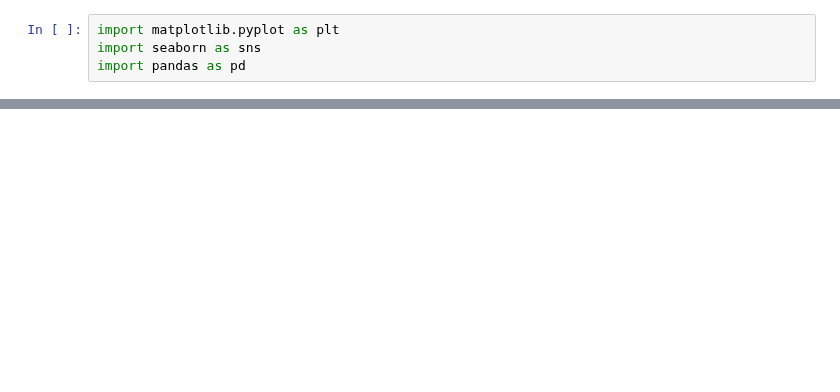
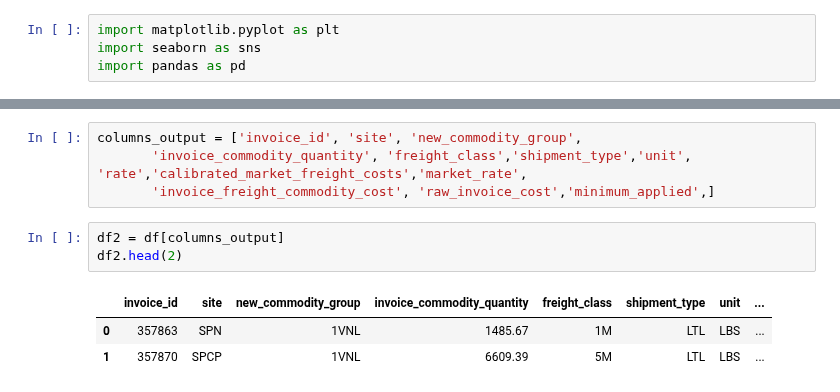
Before and after one commit to Zhuwaki/diverzify_freight_analysis, a Jupyter notebook: notebooks/nigel/exploratory.ipynb, the cells around one changed output, grey strips where cells are left out. Drawn from its saved outputs; the diff is of its cells as text; blank space fills up the shorter version.

```diff
--- a/notebooks/nigel/exploratory.ipynb
+++ b/notebooks/nigel/exploratory.ipynb
@@ -60 +129,12 @@ Index(['site', 'site_description', 'supplier_no', 'supplier_name',
+# %%
+columns_output = ['invoice_id', 'site', 'new_commodity_group',
+       'invoice_commodity_quantity', 'freight_class','shipment_type','unit', 'rate','calibrated_market_freight_costs','market_rate',
+       'invoice_freight_commodity_cost', 'raw_invoice_cost','minimum_applied',]
+# %%
+df2 = df[columns_output]
+df2.head(2)
+# %% [output]
+|  | invoice_id | site | new_commodity_group | invoice_commodity_quantity | freight_class | shipment_type | unit | ... |
+| 0 | 357863 | SPN | 1VNL | 1485.67 | 1M | LTL | LBS | ... |
+| 1 | 357870 | SPCP | 1VNL | 6609.39 | 5M | LTL | LBS | ... |
 # %%
```
Also changed, not shown: parts of 12 cells of this notebook, 2 other files.
